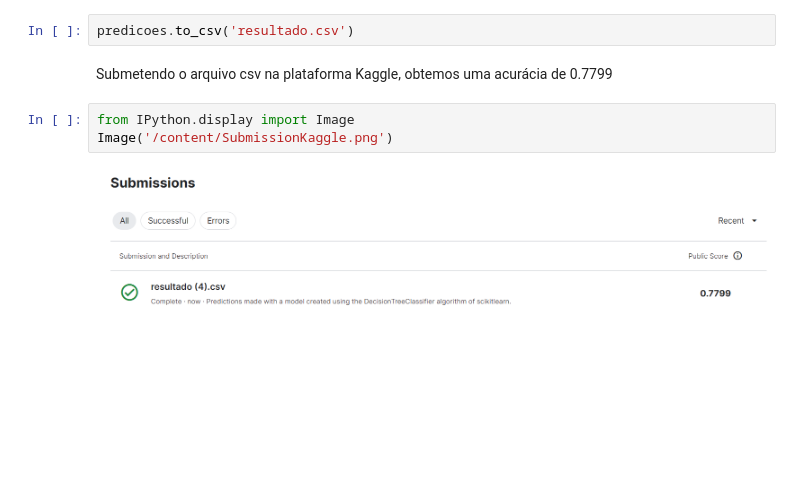
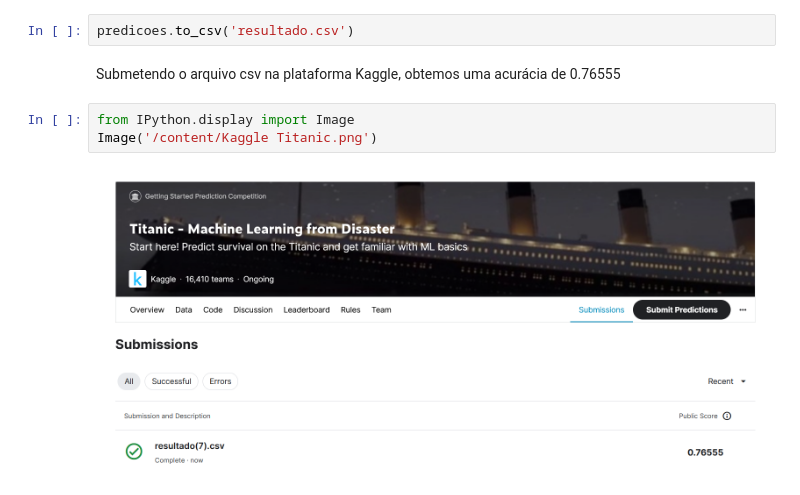
Before and after one commit to SauloBrunoF/ML2023-SAULOBRUNO, a Jupyter notebook: Lista04/Titanic.ipynb, the cells around one changed output. Cells and saved outputs as stored; diff of their text form; blank space fills up the shorter version.

```diff
--- a/Lista04/Titanic.ipynb
+++ b/Lista04/Titanic.ipynb
@@ -310,9 +435,9 @@ predicoes
 # %%
 predicoes.to_csv('resultado.csv')
 # %% [markdown]
-Submetendo o arquivo csv na plataforma Kaggle, obtemos uma acurácia de 0.7799
+Submetendo o arquivo csv na plataforma Kaggle, obtemos uma acurácia de 0.76555
 # %%
 from IPython.display import Image
-Image('/content/SubmissionKaggle.png')
+Image('/content/Kaggle Titanic.png')
 # %% [output]
-[figure, old version]
+[figure, new version]
```
Also changed, not shown: parts of 63 cells of this notebook, 4 other files.
